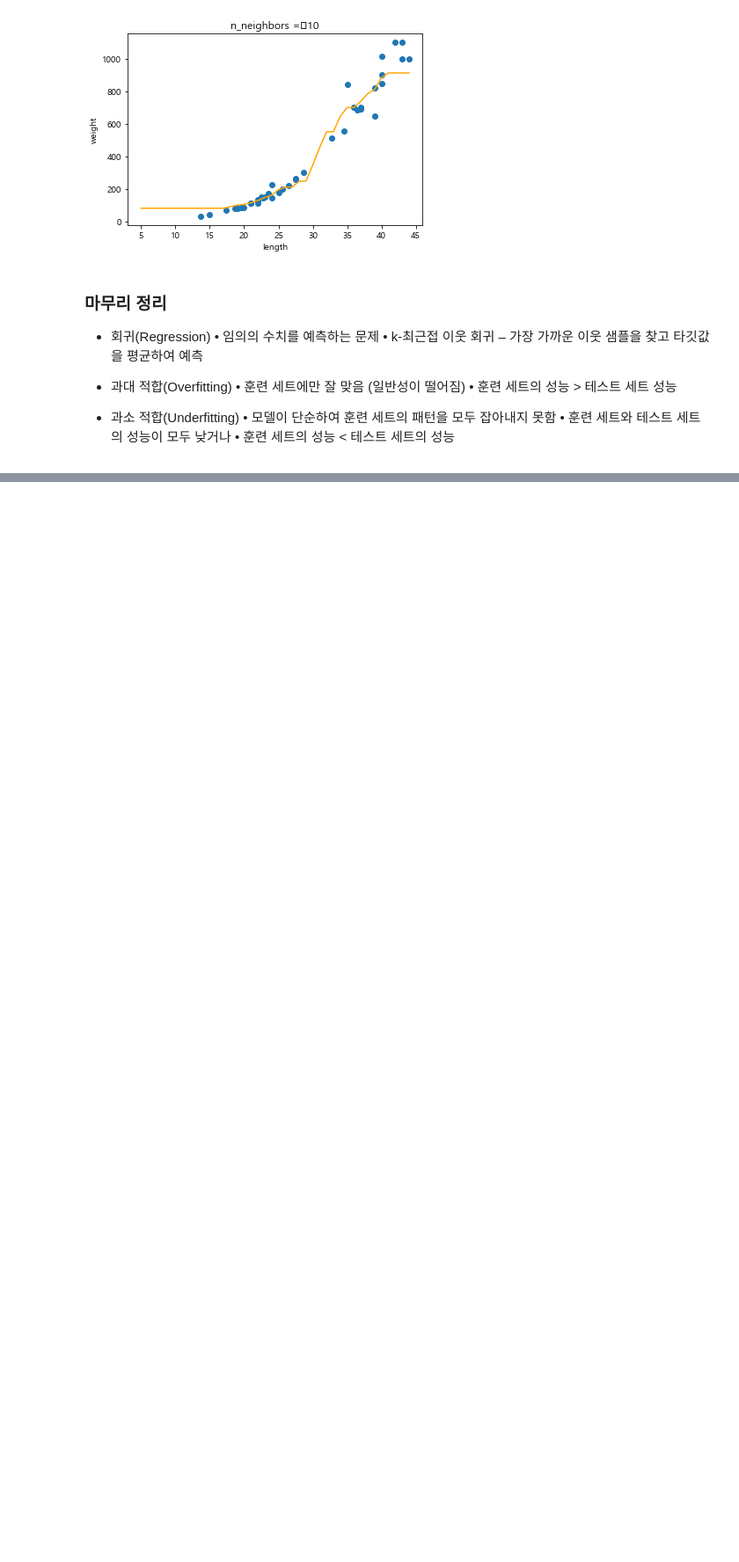
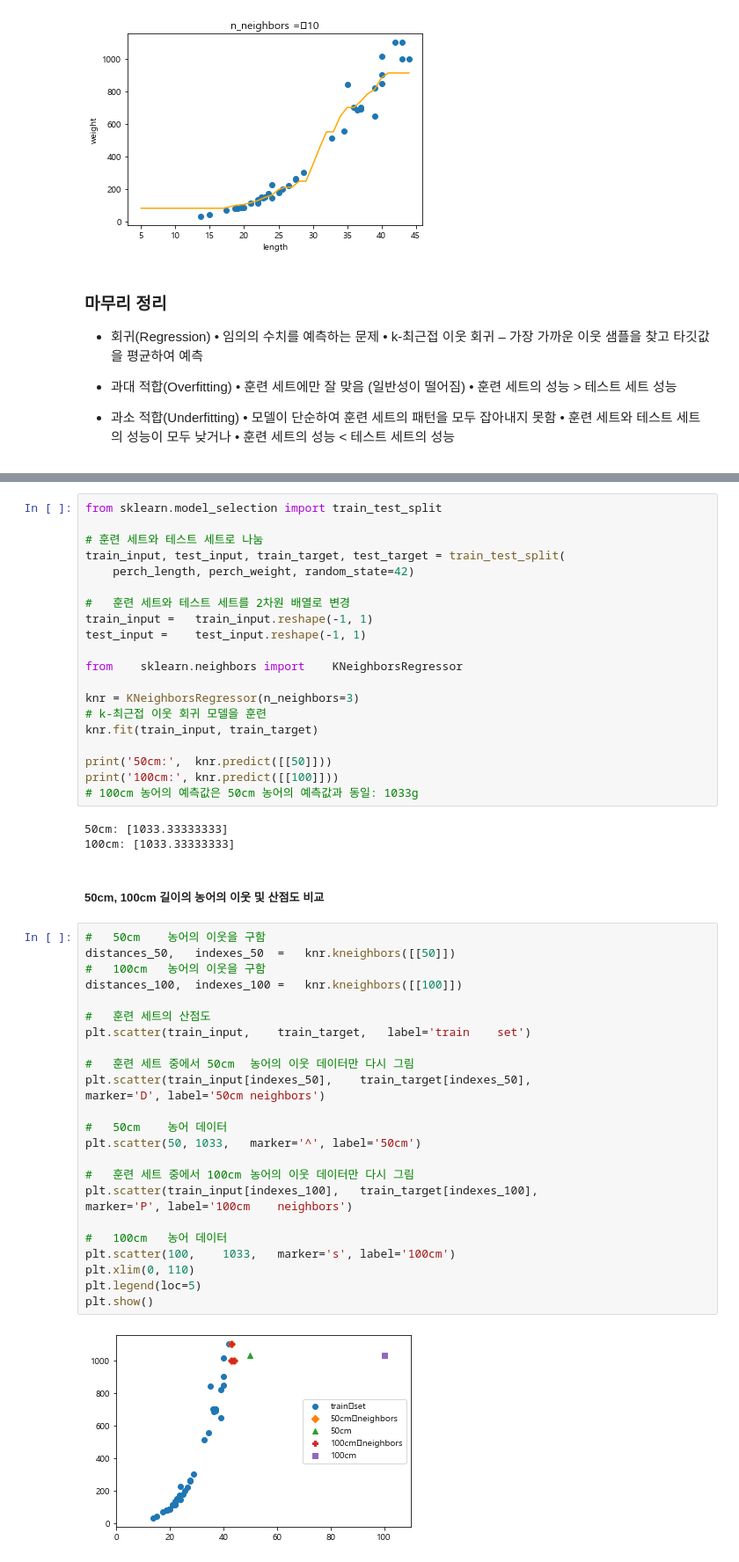
Before and after one commit to qud0511/Machine-Learning, a Jupyter notebook: ML03_kNN_regreesion.ipynb, the cells around one changed output, grey strips where cells are left out. Shown at 88% size. Cells and saved outputs as stored; diff of their text form; blank space fills up the shorter version.

```diff
--- a/ML03_kNN_regreesion.ipynb
+++ b/ML03_kNN_regreesion.ipynb
@@ -206,0 +215,52 @@ for n in [1, 5, 10]:
+# %%
+from sklearn.model_selection import train_test_split
+
+# 훈련 세트와 테스트 세트로 나눔
+train_input, test_input, train_target, test_target = train_test_split(
+    perch_length, perch_weight, random_state=42)
+
+#	훈련 세트와 테스트 세트를 2차원 배열로 변경
+train_input =	train_input.reshape(-1,	1)
+test_input =	test_input.reshape(-1, 1)
+
+from	sklearn.neighbors import	KNeighborsRegressor
+
+knr = KNeighborsRegressor(n_neighbors=3)
+# k-최근접 이웃 회귀 모델을 훈련
+knr.fit(train_input, train_target)
+
+print('50cm:',	knr.predict([[50]]))
+print('100cm:',	knr.predict([[100]]))
+# 100cm 농어의 예측값은 50cm 농어의 예측값과 동일: 1033g
+# %% [output]
+50cm: [1033.33333333]
+100cm: [1033.33333333]
+# %% [markdown]
+##### 50cm,	100cm	길이의 농어의 이웃 및 산점도 비교
+# %%
+#	50cm	농어의 이웃을 구함
+distances_50,	indexes_50	=	knr.kneighbors([[50]])
+#	100cm	농어의 이웃을 구함
+distances_100,	indexes_100	=	knr.kneighbors([[100]])
+
+#	훈련 세트의 산점도
+plt.scatter(train_input,	train_target,	label='train	set')
+
+#	훈련 세트 중에서 50cm	농어의 이웃 데이터만 다시 그림
+plt.scatter(train_input[indexes_50],	train_target[indexes_50],
+marker='D',	label='50cm	neighbors')
+
+#	50cm	농어 데이터
+plt.scatter(50,	1033,	marker='^',	label='50cm')
+
+#	훈련 세트 중에서 100cm	농어의 이웃 데이터만 다시 그림
+plt.scatter(train_input[indexes_100],	train_target[indexes_100],
+marker='P',	label='100cm	neighbors')
+
+#	100cm	농어 데이터
+plt.scatter(100,	1033,	marker='s',	label='100cm')
+plt.xlim(0,	110)
+plt.legend(loc=5)
+plt.show()
+# %% [output]
+[figure, added]
```
Also changed, not shown: parts of 4 cells of this notebook.
